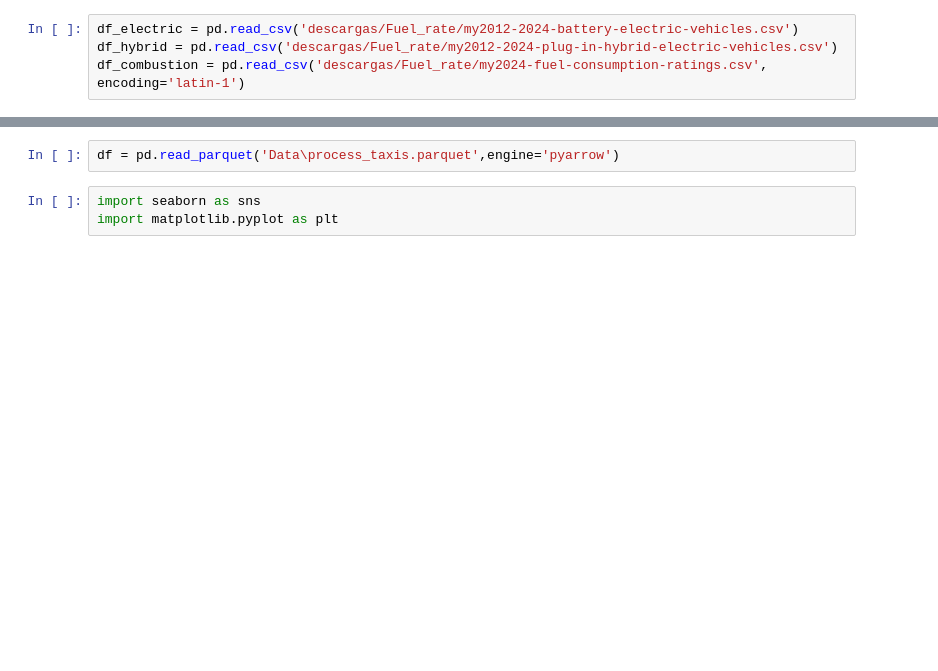
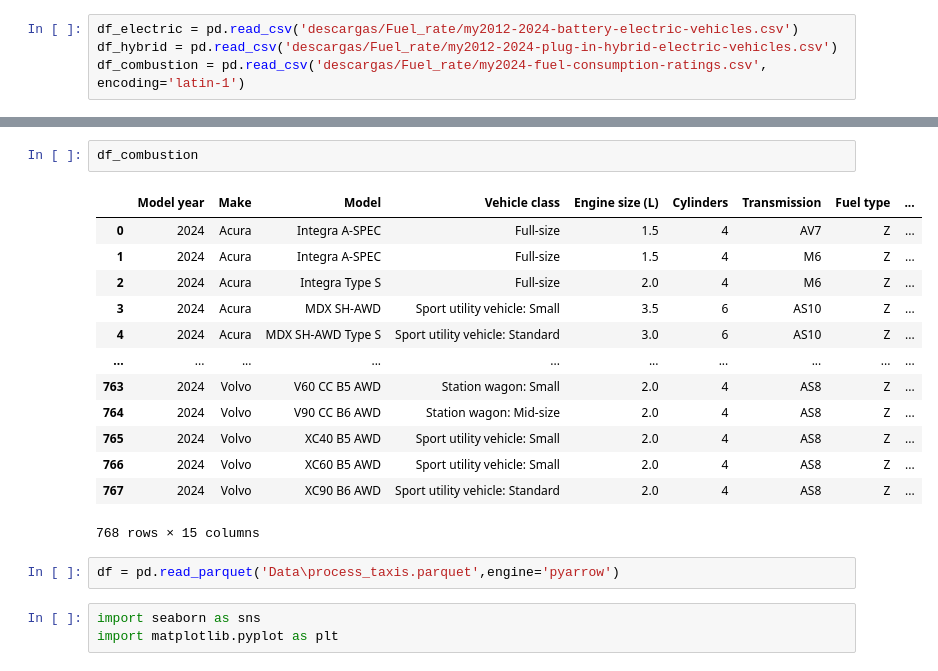
Before and after one commit to Pableren/Cab_Data_Cruise, a Jupyter notebook: Etl.ipynb, the cells around one changed output, grey strips where cells are left out. Cells and saved outputs as stored; diff of their text form; blank space fills up the shorter version.

```diff
--- a/Etl.ipynb
+++ b/Etl.ipynb
@@ -417,3 +509,19 @@ df_electric.sample(2)
+# %%
+df_combustion
+# %% [output]
+|  | Model year | Make | Model | Vehicle class | Engine size (L) | Cylinders | Transmission | Fuel type | ... |
+| 0 | 2024 | Acura | Integra A-SPEC | Full-size | 1.5 | 4 | AV7 | Z | ... |
+| 1 | 2024 | Acura | Integra A-SPEC | Full-size | 1.5 | 4 | M6 | Z | ... |
+| 2 | 2024 | Acura | Integra Type S | Full-size | 2.0 | 4 | M6 | Z | ... |
+| 3 | 2024 | Acura | MDX SH-AWD | Sport utility vehicle: Small | 3.5 | 6 | AS10 | Z | ... |
+| 4 | 2024 | Acura | MDX SH-AWD Type S | Sport utility vehicle: Standard | 3.0 | 6 | AS10 | Z | ... |
+| ... | ... | ... | ... | ... | ... | ... | ... | ... | ... |
+| 763 | 2024 | Volvo | V60 CC B5 AWD | Station wagon: Small | 2.0 | 4 | AS8 | Z | ... |
+| 764 | 2024 | Volvo | V90 CC B6 AWD | Station wagon: Mid-size | 2.0 | 4 | AS8 | Z | ... |
+| 765 | 2024 | Volvo | XC40 B5 AWD | Sport utility vehicle: Small | 2.0 | 4 | AS8 | Z | ... |
+| 766 | 2024 | Volvo | XC60 B5 AWD | Sport utility vehicle: Small | 2.0 | 4 | AS8 | Z | ... |
+| 767 | 2024 | Volvo | XC90 B6 AWD | Sport utility vehicle: Standard | 2.0 | 4 | AS8 | Z | ... |
+768 rows × 15 columns
 # %%
 df = pd.read_parquet('Data\process_taxis.parquet',engine='pyarrow')
 # %%
```
Also changed, not shown: parts of 8 cells of this notebook.
